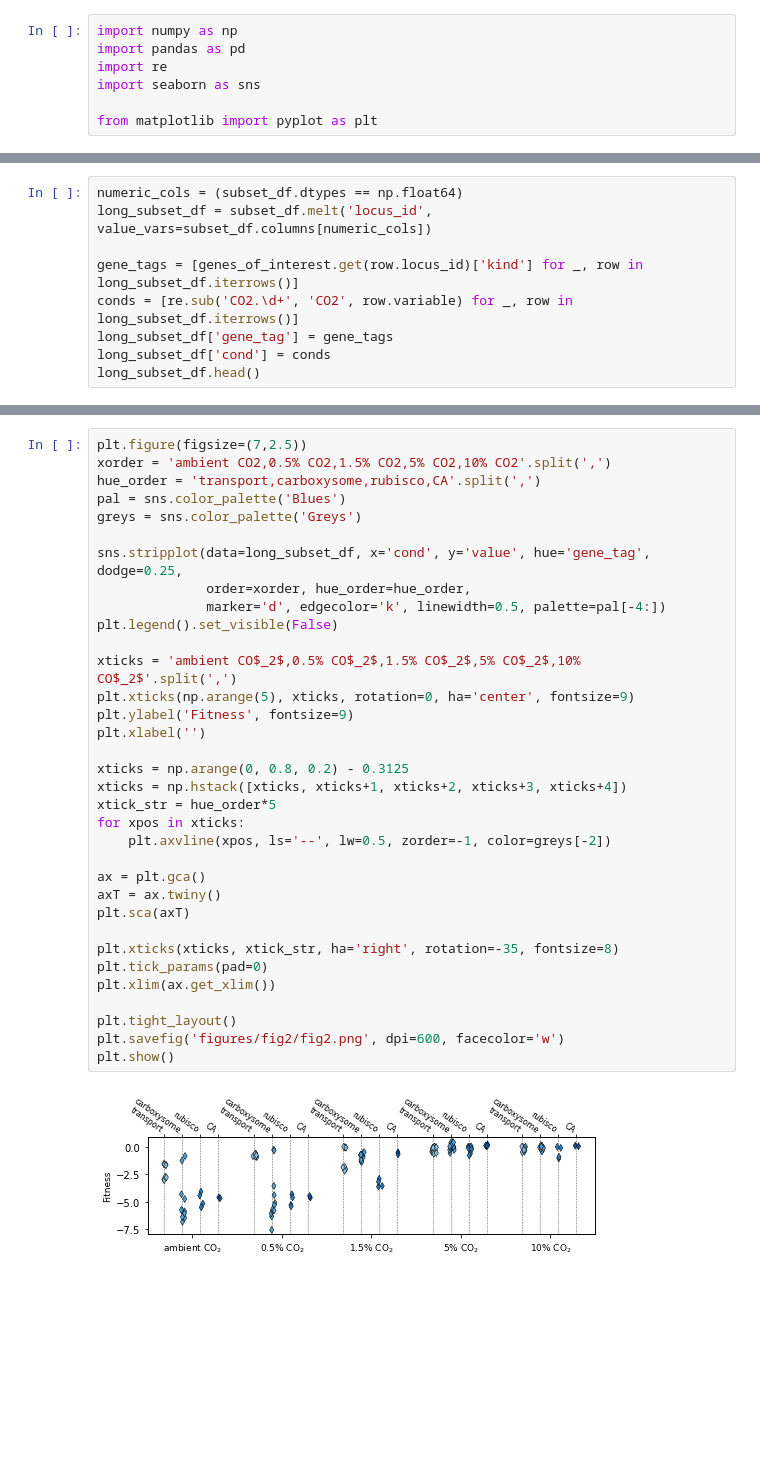
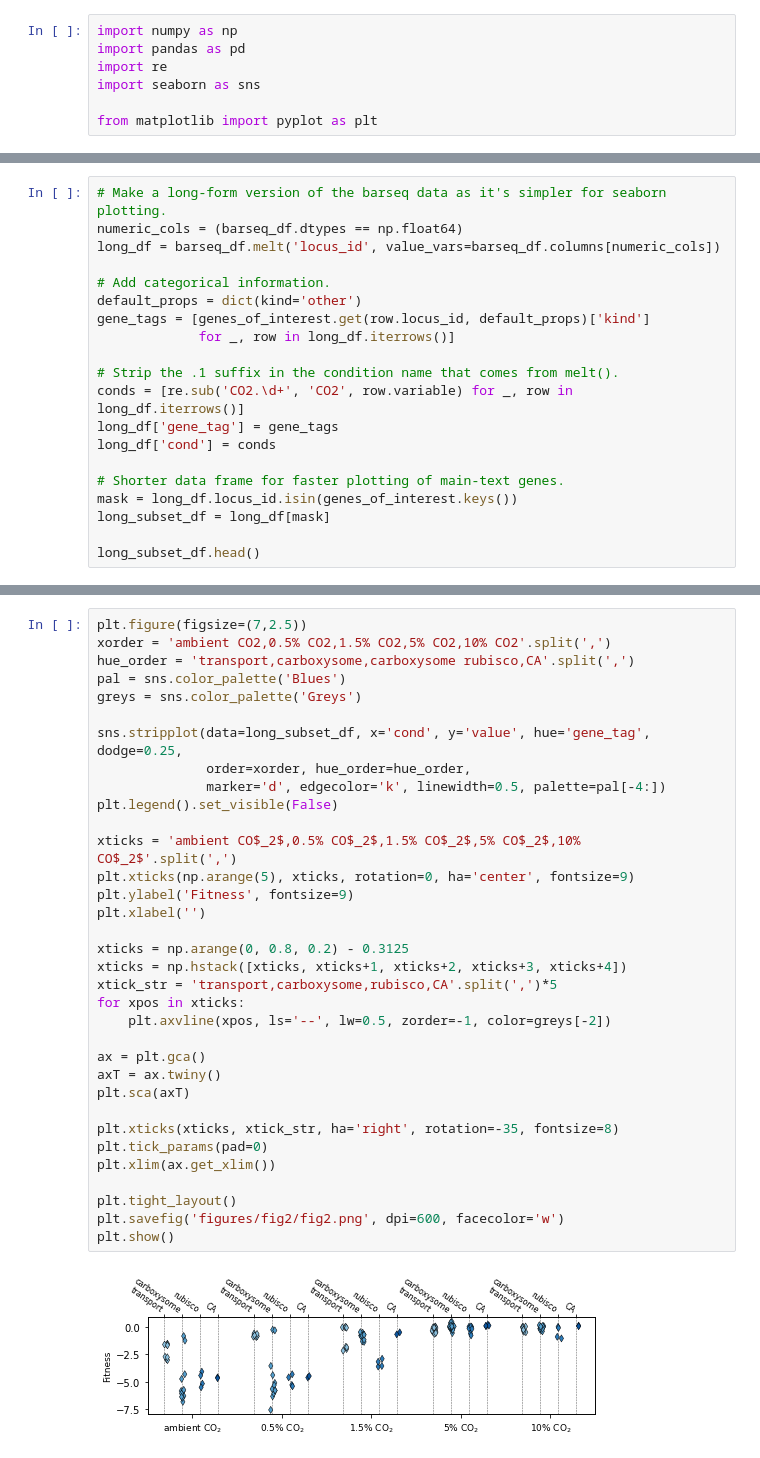
Before and after one commit to flamholz/ccm_evolution, a Jupyter notebook: notebooks/Fig2_Hnea_BarSeq.ipynb, the cells around one changed output, grey strips where cells are left out. Drawn from its saved outputs; the diff is of its cells as text; blank space fills up the shorter version.

Commit message:
make figure 2 sups.

```diff
--- a/notebooks/Fig2_Hnea_BarSeq.ipynb
+++ b/notebooks/Fig2_Hnea_BarSeq.ipynb
@@ -41,11 +53,22 @@ subset_df = barseq_df[mask].copy()
 # %%
-numeric_cols = (subset_df.dtypes == np.float64)
-long_subset_df = subset_df.melt('locus_id', value_vars=subset_df.columns[numeric_cols])
+# Make a long-form version of the barseq data as it's simpler for seaborn plotting.
+numeric_cols = (barseq_df.dtypes == np.float64)
+long_df = barseq_df.melt('locus_id', value_vars=barseq_df.columns[numeric_cols])
 
-gene_tags = [genes_of_interest.get(row.locus_id)['kind'] for _, row in long_subset_df.iterrows()]
-conds = [re.sub('CO2.\d+', 'CO2', row.variable) for _, row in long_subset_df.iterrows()]
-long_subset_df['gene_tag'] = gene_tags
-long_subset_df['cond'] = conds
+# Add categorical information.
+default_props = dict(kind='other')
+gene_tags = [genes_of_interest.get(row.locus_id, default_props)['kind']
+             for _, row in long_df.iterrows()]
+
+# Strip the .1 suffix in the condition name that comes from melt().
+conds = [re.sub('CO2.\d+', 'CO2', row.variable) for _, row in long_df.iterrows()]
+long_df['gene_tag'] = gene_tags
+long_df['cond'] = conds
+
+# Shorter data frame for faster plotting of main-text genes.
+mask = long_df.locus_id.isin(genes_of_interest.keys())
+long_subset_df = long_df[mask]
+
 long_subset_df.head()
 # %% [output]
 |  | locus_id | variable | value | gene_tag | cond |
@@ -57,36 +80,36 @@ long_subset_df.head()
 # %%
 plt.figure(figsize=(7,2.5))
 xorder = 'ambient CO2,0.5% CO2,1.5% CO2,5% CO2,10% CO2'.split(',')
-hue_order = 'transport,carboxysome,rubisco,CA'.split(',')
+hue_order = 'transport,carboxysome,carboxysome rubisco,CA'.split(',')
 pal = sns.color_palette('Blues')
 greys = sns.color_palette('Greys')
 
 sns.stripplot(data=long_subset_df, x='cond', y='value', hue='gene_tag', dodge=0.25,
               order=xorder, hue_order=hue_order,
               marker='d', edgecolor='k', linewidth=0.5, palette=pal[-4:])
 plt.legend().set_visible(False)
 
 xticks = 'ambient CO$_2$,0.5% CO$_2$,1.5% CO$_2$,5% CO$_2$,10% CO$_2$'.split(',')
 plt.xticks(np.arange(5), xticks, rotation=0, ha='center', fontsize=9)
 plt.ylabel('Fitness', fontsize=9)
 plt.xlabel('')
 
 xticks = np.arange(0, 0.8, 0.2) - 0.3125
 xticks = np.hstack([xticks, xticks+1, xticks+2, xticks+3, xticks+4])
-xtick_str = hue_order*5
+xtick_str = 'transport,carboxysome,rubisco,CA'.split(',')*5
 for xpos in xticks:
     plt.axvline(xpos, ls='--', lw=0.5, zorder=-1, color=greys[-2])
 
 ax = plt.gca()
 axT = ax.twiny()
 plt.sca(axT)
 
 plt.xticks(xticks, xtick_str, ha='right', rotation=-35, fontsize=8)
 plt.tick_params(pad=0)
 plt.xlim(ax.get_xlim())
 
 plt.tight_layout()
 plt.savefig('figures/fig2/fig2.png', dpi=600, facecolor='w')
 plt.show()
 # %% [output]
-[figure, old version]
+[figure, new version]
```
Also changed, not shown: parts of 8 cells of this notebook, 7 other files.
